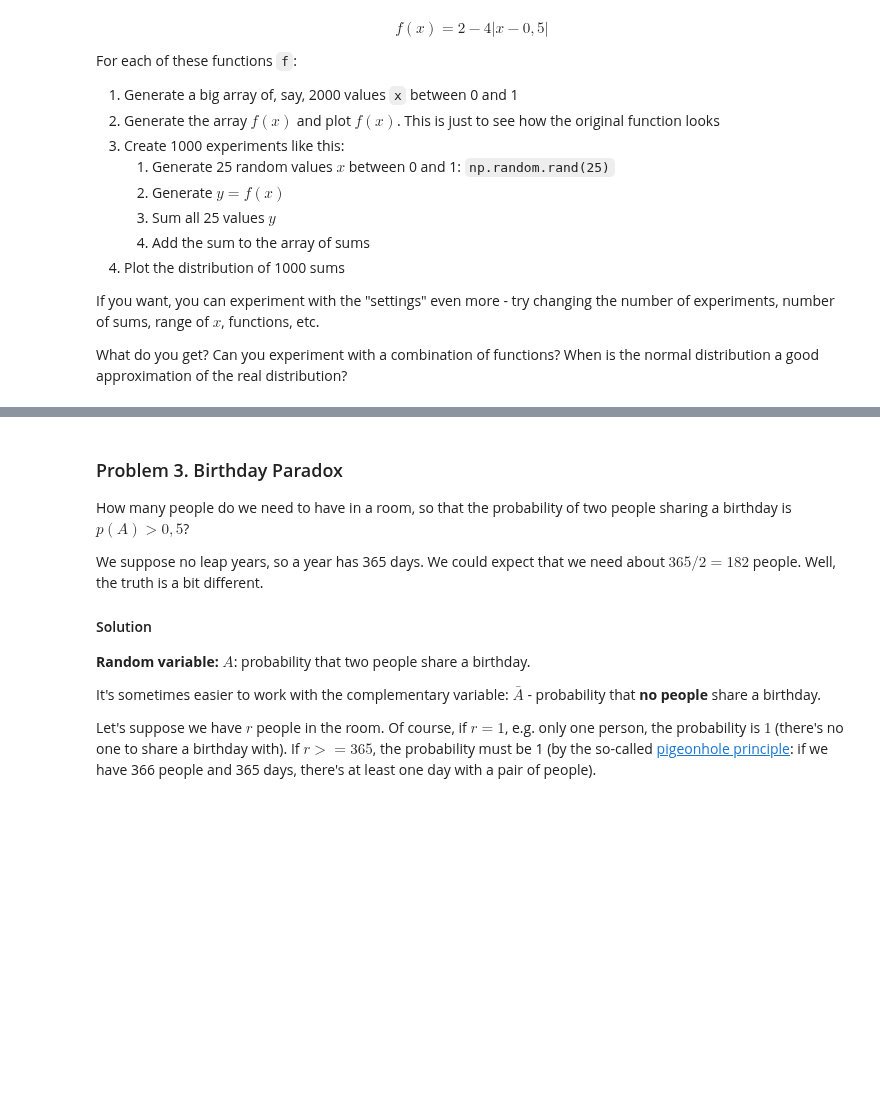
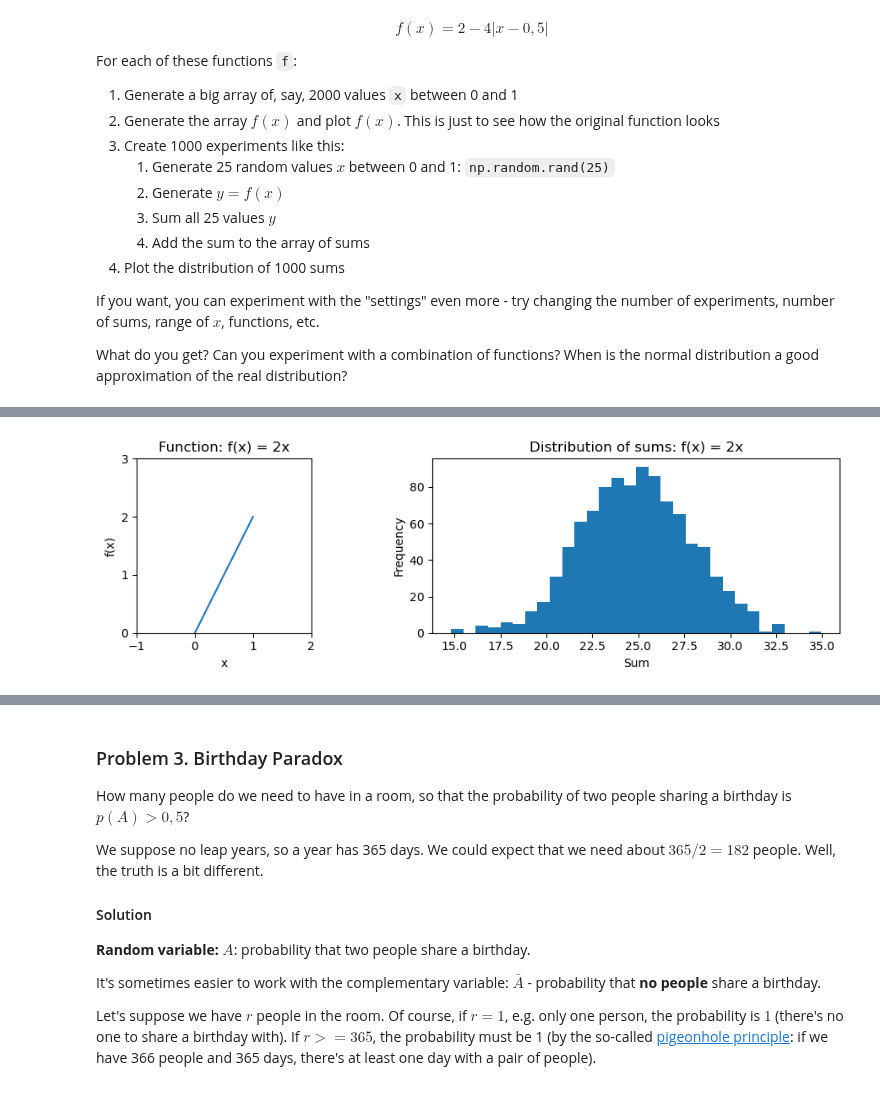
Before and after one commit to tproykov/MathsForDevelopers, a Jupyter notebook: 05.ProbabilityCombinatorics/Probability and Combinatorics Exercise.ipynb, the cells around one changed output, grey strips where cells are left out. Cells and saved outputs as stored; diff of their text form; code cells hidden in the pictures; blank space fills up the shorter version.

```diff
--- a/05.ProbabilityCombinatorics/Probability and Combinatorics Exercise.ipynb
+++ b/05.ProbabilityCombinatorics/Probability and Combinatorics Exercise.ipynb
@@ -201,30 +201,14 @@ If you want, you can experiment with the "settings" even more - try changing the
 
 What do you get? Can you experiment with a combination of functions? When is the normal distribution a good approximation of the real distribution?
 # %%
-def f1(x):
-    return np.ones_like(x)
+def plot_function_and_distribution(func, func_name):
+    """
+    Plot a function and the distribution of 1000 experiments of y_sums of 25 random values of x between 0 and 1
+    """
+    x = np.linspace(0, 1, 2000)
+    fx = func(x)
 
-def f2(x):
-    return 2 * x
-
-def f3(x):
-    return 3 * x**2
-
-def f4(x):
-    return 4*np.abs(x - 0.5)
-
-def f5(x):
-    return 2 - 4*np.abs(x - 0.5)
-
-functions = [f1, f2, f3, f4, f5]
-function_names = ['f(x) = 1', 'f(x) = 2x', 'f(x) = 3x²', 'f(x) = 4|x - 0.5|', 'f(x) = 2 - 4|x - 0.5|']
-
-for i, f in enumerate(functions):
-
-    x = np.linspace(0, 1, 2000)
-    fx = f(x)
-
-    plt.figure(figsize = (10, 3))
+    plt.figure(figsize=(10, 3))
 
     plt.subplot(1, 2, 1)
     plt.plot(x, fx)
@@ -233,20 +217,20 @@ for i, f in enumerate(functions):
     plt.ylim(0, 3)
     plt.locator_params(axis='x', integer=True)
     plt.locator_params(axis='y', integer=True)
-    plt.title(f'Function: {function_names[i]}')
+    plt.title(f'Function: {func_name}')
     plt.xlabel('x')
     plt.ylabel('f(x)')
 
     sums = []
     for _ in range(1000):
         x_rand = np.random.rand(25)
-        y = f(x_rand)
+        y = func(x_rand)
         sum_y = np.sum(y)
         sums.append(sum_y)
 
     plt.subplot(1, 2, 2)
-    plt.hist(sums, bins = 30)
-    plt.title(f'Distribution of sums: {function_names[i]}')
+    plt.hist(sums, bins=30)
+    plt.title(f'Distribution of sums: {func_name}')
     plt.xlabel('Sum')
     plt.ylabel('Frequency')
 
@@ -260,0 +243,4 @@ for i, f in enumerate(functions):
+# %%
+plot_function_and_distribution(lambda x: 2 * x, 'f(x) = 2x')
+# %% [output]
+[figure, added]
```
Also changed, not shown: parts of 11 cells of this notebook, 1 other file.
